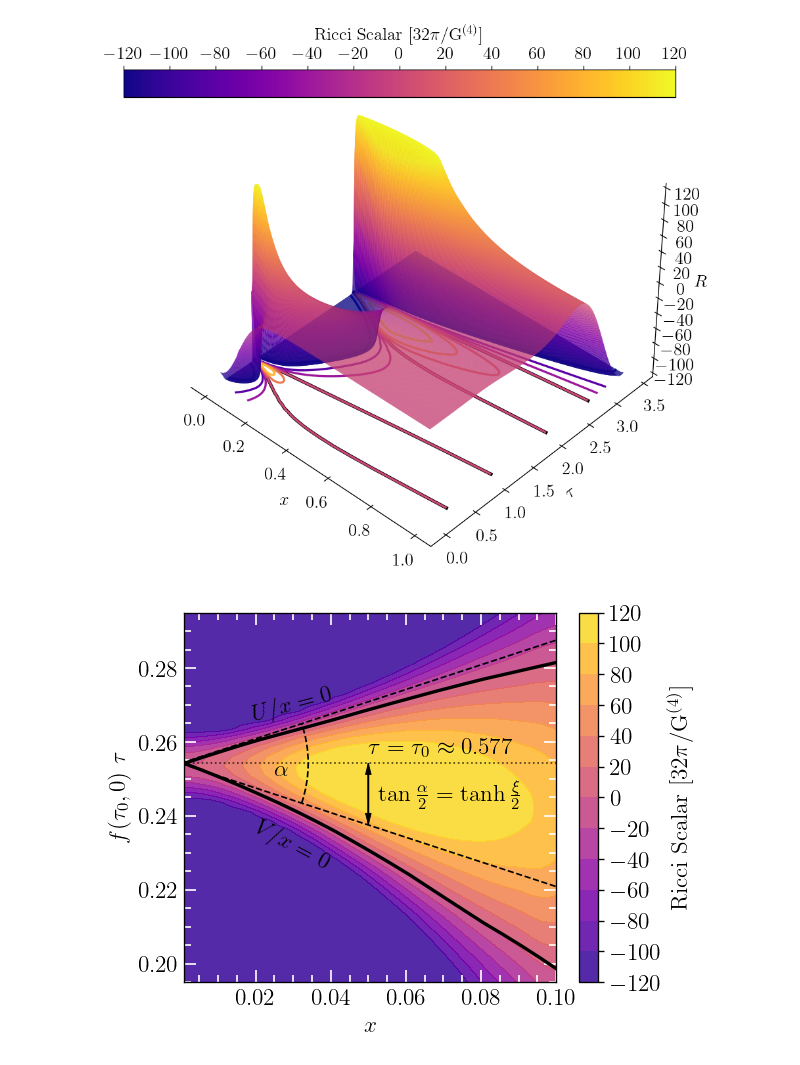
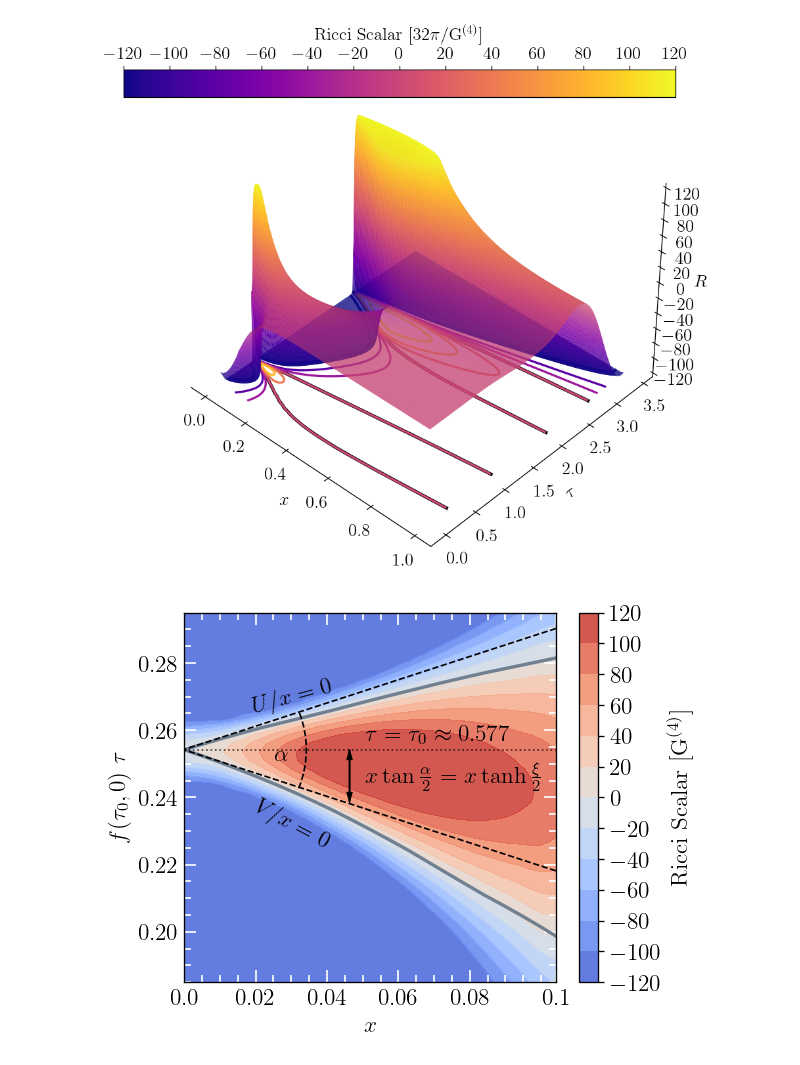
Before and after one commit to flecker96/critcoll_anyD, a Jupyter notebook: plots/SpacetimeCrystalFE.ipynb, the cells around one changed output. Cells and saved outputs as stored; diff of their text form; code cells hidden in the pictures.

Commit message:
finalized fig3 plot

```diff
--- a/plots/SpacetimeCrystalFE.ipynb
+++ b/plots/SpacetimeCrystalFE.ipynb
@@ -226,7 +226,8 @@ data = np.loadtxt('Ricci4D.dat')
 # constants
 f0=0.440516
 tau0=0.577053
-alpha=36.8699
+#alpha=36.8699
+alpha=40
 scale=f0
 
 # rescaling of tau
@@ -244,19 +245,23 @@ Z_clipped =  gaussian_filter(np.clip(Z, -120, 120),sigma=0.5)
 # Create the 2D contour plot
 fig, ax = plt.subplots(figsize=(5, 4),dpi=120)
 
+
+xticks = (0.001,0.02,0.039,0.058,0.077,0.1)
+xlabels = (r'$0.0$',r'$0.02$',r'$0.04$',r'$0.06$',r'$0.08$',r'$0.1$')
+ax.set_xticks(xticks, labels=xlabels)
 # Define discrete levels for color mapping
 levels = np.linspace(-120, 120, 13)
 
 # Plot contour lines
 #contour = ax.contour(X, Y, Z_clipped, levels=levels, cmap="jet")
-ax.plot(branch1[:,0], scale*branch1[:,1], color="black", linewidth=1,zorder=2)
-ax.plot(branch2[:,0], scale*branch2[:,1], color="black", linewidth=2,zorder=2)
-ax.plot(branch3[:,0], scale*branch3[:,1], color="black", linewidth=2,zorder=2)
-ax.plot(branch4[:,0], scale*branch4[:,1], color="black", linewidth=2,zorder=2)
+ax.plot(branch1[:,0], scale*branch1[:,1], color="slategrey", linewidth=1,zorder=2)
+ax.plot(branch2[:,0], scale*branch2[:,1], color="slategrey", linewidth=2,zorder=2)
+ax.plot(branch3[:,0], scale*branch3[:,1], color="slategrey", linewidth=2,zorder=2)
+ax.plot(branch4[:,0], scale*branch4[:,1], color="slategrey", linewidth=2,zorder=2)
 
 # Set plot ranges
 ax.set_xlim(0.001, 0.1)
-ax.set_ylim(0.195, 0.295)
+ax.set_ylim(0.185, 0.295)
 
 # Enable minor ticks
 ax.minorticks_on()
@@ -271,7 +276,7 @@ ax.tick_params(which='minor', length=4, color='white')
 levels = np.linspace(-120, 120, 13)
 
 # Define a colormap with extended colors
-cmap = plt.get_cmap("plasma", len(levels)+1)
+cmap = plt.get_cmap("coolwarm", len(levels)+1)
 cmap = cmap(np.linspace(0, 1, cmap.N))
 open_cmap = ListedColormap(cmap)
 
@@ -283,7 +288,8 @@ open_cmap.set_over("red")     # Color for values above the highest level
 norm = BoundaryNorm(levels, open_cmap.N, extend='both')
 
 # Add filled contours with the extended colormap
-contourf = ax.contourf(X, Y, Z_clipped, levels=levels, cmap=open_cmap, norm=norm, alpha=0.85)
+contourf = ax.contourf(X, Y, Z_clipped, levels=levels, cmap=open_cmap, norm=norm, alpha=0.9)
+
 
 # Add filled contours for a solid color plot
 #contourf = ax.contourf(X, Y, Z_clipped, levels=levels, cmap="jet", alpha=0.8)
@@ -295,51 +301,54 @@ contourf = ax.contourf(X, Y, Z_clipped, levels=levels, cmap=open_cmap, norm=norm
 ax.text(0.025,0.251,r'$\alpha$', color="black", fontsize=14)
 ax.text(0.03, 0.27,r'$U/x=0$', color="black", fontsize=14, rotation=15, ha='center', va='center')
 ax.text(0.03, 0.232,r'$V/x=0$', color="black", fontsize=14, rotation=-28, ha='center', va='center')
-ax.text(0.05, 0.257, r'$\tau=\tau_0\approx 0.577$', color="black", fontsize=14)
+ax.text(0.049, 0.257, r'$\tau=\tau_0\approx 0.577$', color="black", fontsize=14)
 
 # NEC angle lines
 x=np.arange(0,0.4,0.1)
 
-line1=f0*tau0 - np.tan(pi*alpha/2/180)*x
-line2=f0*tau0 + np.tan(pi*alpha/2/180)*x
+line1=f0*tau0 - np.tan(pi*alpha/2/180)*x + 0.0003
+line2=f0*tau0 + np.tan(pi*alpha/2/180)*x - 0.0003
 
 # Define the arc parameters
 center = (0, f0*tau0)        # Center of the arc
-width = 0.068              # Width of the arc
-height = 0.068             # Height of the arc (same as width for a circular arc)
+width = 0.067              # Width of the arc
+height = 0.067             # Height of the arc (same as width for a circular arc)
 theta1 = -alpha/2            # Start angle of the arc in degrees
 theta2 = alpha/2           # End angle of the arc in degrees
 
 # Create the arc
 arc = patches.Arc(center, width=width, height=height, theta1=theta1, theta2=theta2, color='black',linestyle="--", linewidth=1,zorder=4)
 
 # Add the arc to the plot
 ax.add_patch(arc)
 
 # add two-headed arrow
-plt.arrow(0.05, f0*tau0, 0, -0.75*0.05*f0, width=0.0002, head_width=0.0015, head_length=0.003, linewidth=0.5, color='black', length_includes_head=True)
-plt.arrow(0.05, f0*tau0-0.75*0.05*f0, 0, 0.75*0.05*f0, width=0.0002, head_width=0.0015, head_length=0.003, linewidth=0.5, color='black', length_includes_head=True)
+plt.arrow(0.045, f0*tau0, 0, -0.79*0.045*f0, width=0.0002, head_width=0.0015, head_length=0.003, linewidth=0.5, color='black', length_includes_head=True)
+plt.arrow(0.045, f0*tau0-0.79*0.045*f0, 0, 0.79*0.045*f0, width=0.0002, head_width=0.0015, head_length=0.003, linewidth=0.5, color='black', length_includes_head=True)
 
 
 #plt.plot([0.05,0.05],[f0*tau0,f0*tau0-0.75*0.05*f0],color="black",linestyle="-",linewidth=1,zorder=3,alpha=1)
-ax.text(0.0525, f0*tau0-0.9*0.025*f0, r'$\tan\frac{\alpha}{2}=\tanh\frac{\xi}{2} $', color="black", fontsize=14)
+ax.text(0.049, f0*tau0-0.9*0.025*f0, r'$x\tan\frac{\alpha}{2}=x\tanh\frac{\xi}{2} $', color="black", fontsize=14)
 
 
 # NEC angle
 plt.plot(x,line1,color="black",linestyle="--",linewidth=1,zorder=3,alpha=1)
 plt.plot(x,line2,color="black",linestyle="--",linewidth=1,zorder=3,alpha=1)
 
+#\tau = \tau_0 line
 ax.axhline(y=scale*branch3[0,1], color='black', linestyle=':', linewidth=1,zorder=2,alpha=0.7)
 
 # Add a color bar
 cbar = fig.colorbar(contourf, ax=ax, extend='both', ticks=levels)
-cbar.set_label(r'$\rm Ricci~Scalar~[32\pi/G^{(4)}]$', labelpad=3)
+cbar.set_label(r'$\rm Ricci~Scalar~[G^{(4)}]$', labelpad=3)
 
 ax.set_xlabel(r'$x$')
 ax.set_ylabel(r'$f(\tau_0,0)~\tau$')
 
+#ax.annotate(r'$0.00$', xy=(62, 43), xycoords='figure pixels')
+
 plt.savefig("NECangle.pdf",dpi=200,bbox_inches='tight')
 
 #plt.show()
 # %% [output]
-[figure, old version]
+[figure, new version]
```
Also changed, not shown: parts of 1 cell of this notebook.
